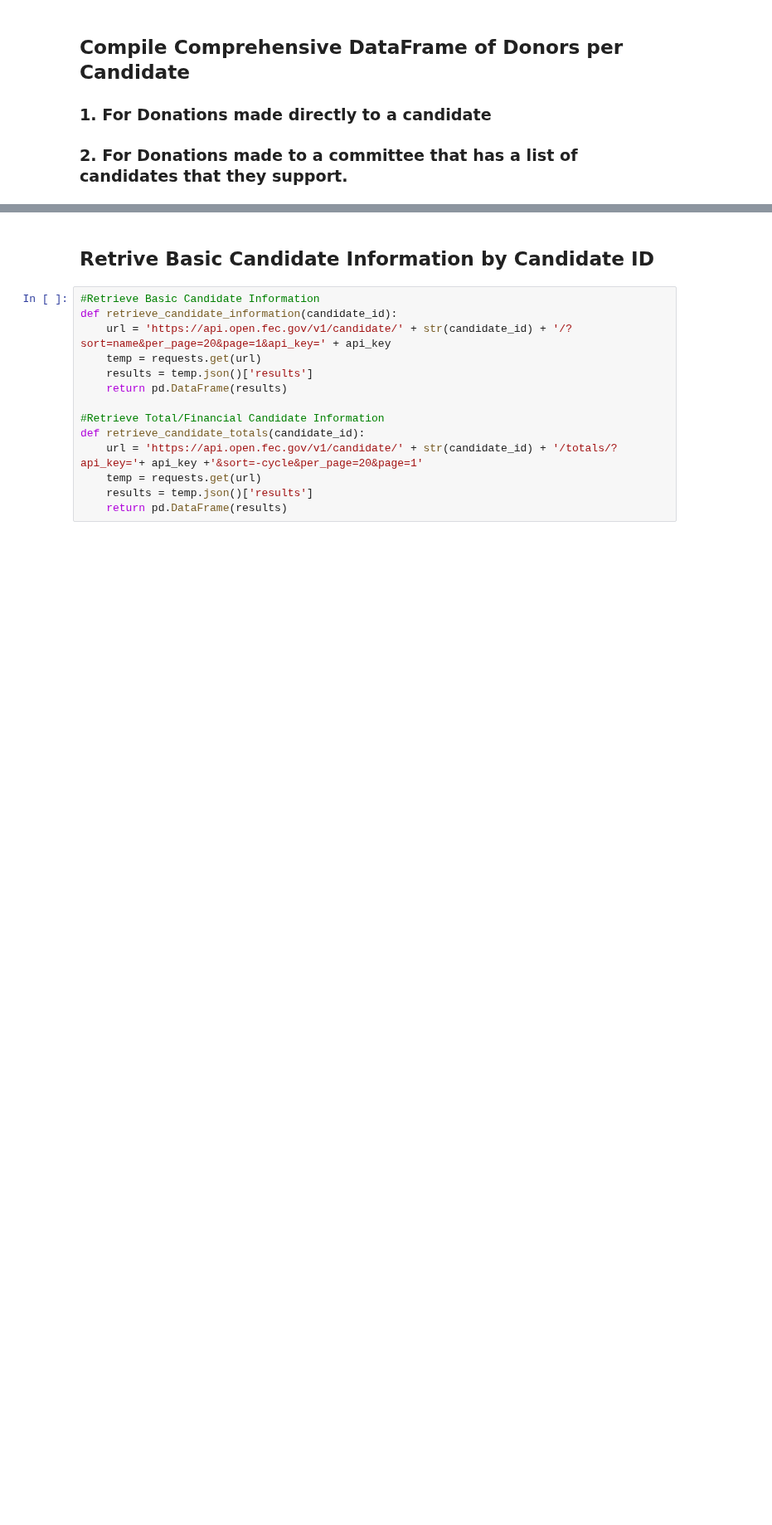
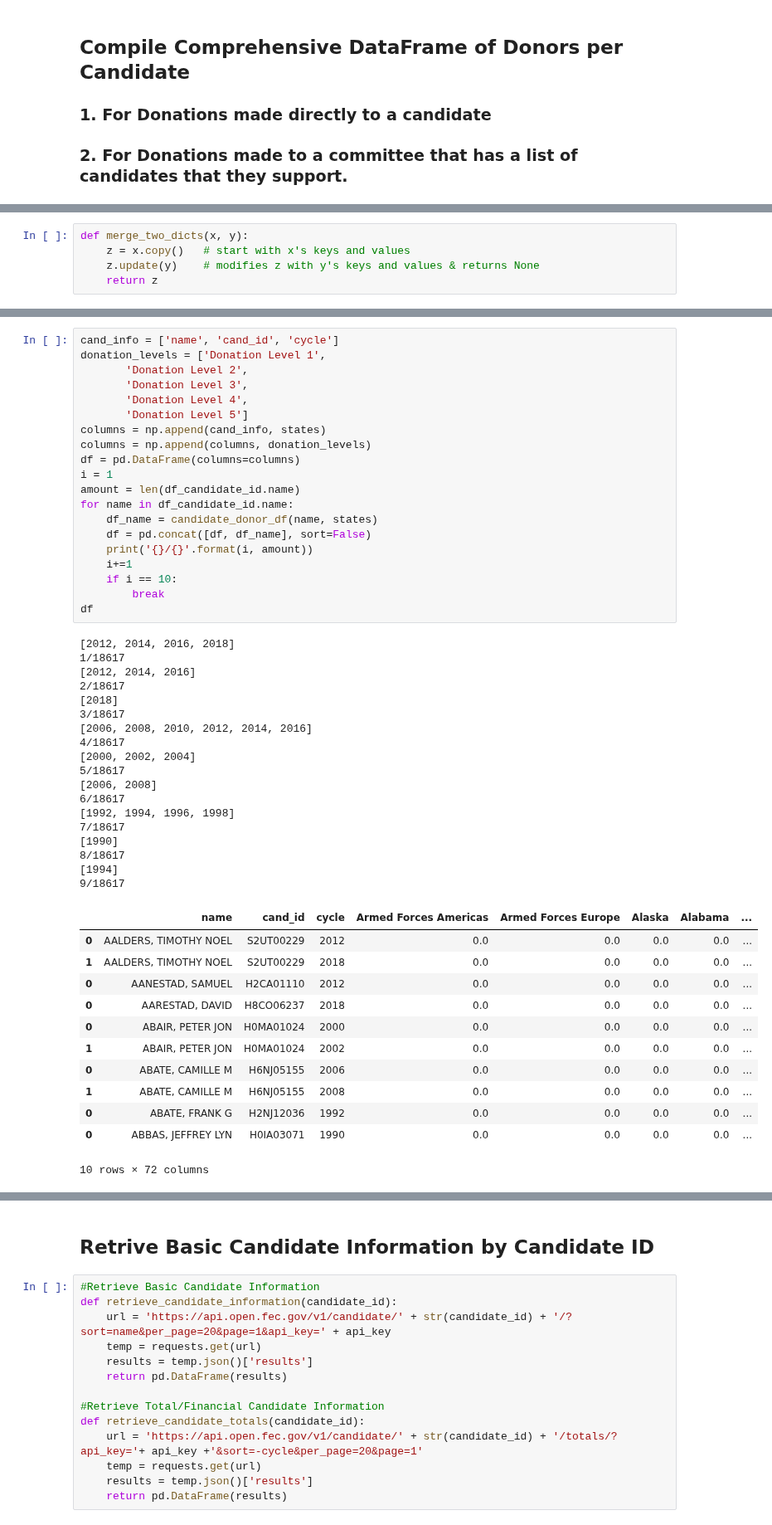
Before and after one commit to Nlorio/election-forecast, a Jupyter notebook: notebooks/Project - FEC Financial Data .ipynb, the cells around one changed output, grey strips where cells are left out. Shown at 83% size. Saved outputs shown, nothing was run; the diff lists cells and outputs as text; blank space fills up the shorter version.

```diff
--- a/notebooks/Project - FEC Financial Data .ipynb
+++ b/notebooks/Project - FEC Financial Data .ipynb
@@ -412,3 +408,8 @@ states = a.state_full
+# %%
+def merge_two_dicts(x, y):
+    z = x.copy()   # start with x's keys and values
+    z.update(y)    # modifies z with y's keys and values & returns None
+    return z
 # %%
 # Input: Candidate Name, Election Type, Date-time of election (Use Pandas Date time Format)
 # 1. Will incorporate a funcation call to
@@ -488,0 +612,51 @@ b
+# %%
+cand_info = ['name', 'cand_id', 'cycle']
+donation_levels = ['Donation Level 1',
+       'Donation Level 2',
+       'Donation Level 3',
+       'Donation Level 4',
+       'Donation Level 5']
+columns = np.append(cand_info, states)
+columns = np.append(columns, donation_levels)
+df = pd.DataFrame(columns=columns)
+i = 1
+amount = len(df_candidate_id.name)
+for name in df_candidate_id.name:
+    df_name = candidate_donor_df(name, states)
+    df = pd.concat([df, df_name], sort=False)
+    print('{}/{}'.format(i, amount))
+    i+=1
+    if i == 10:
+        break
+df
+# %% [output]
+[2012, 2014, 2016, 2018]
+1/18617
+[2012, 2014, 2016]
+2/18617
+[2018]
+3/18617
+[2006, 2008, 2010, 2012, 2014, 2016]
+4/18617
+[2000, 2002, 2004]
+5/18617
+[2006, 2008]
+6/18617
+[1992, 1994, 1996, 1998]
+7/18617
+[1990]
+8/18617
+[1994]
+9/18617
+|  | name | cand_id | cycle | Armed Forces Americas | Armed Forces Europe | Alaska | Alabama | ... |
+| 0 | AALDERS, TIMOTHY NOEL | S2UT00229 | 2012 | 0.0 | 0.0 | 0.0 | 0.0 | ... |
+| 1 | AALDERS, TIMOTHY NOEL | S2UT00229 | 2018 | 0.0 | 0.0 | 0.0 | 0.0 | ... |
+| 0 | AANESTAD, SAMUEL | H2CA01110 | 2012 | 0.0 | 0.0 | 0.0 | 0.0 | ... |
+| 0 | AARESTAD, DAVID | H8CO06237 | 2018 | 0.0 | 0.0 | 0.0 | 0.0 | ... |
+| 0 | ABAIR, PETER JON | H0MA01024 | 2000 | 0.0 | 0.0 | 0.0 | 0.0 | ... |
+| 1 | ABAIR, PETER JON | H0MA01024 | 2002 | 0.0 | 0.0 | 0.0 | 0.0 | ... |
+| 0 | ABATE, CAMILLE M | H6NJ05155 | 2006 | 0.0 | 0.0 | 0.0 | 0.0 | ... |
+| 1 | ABATE, CAMILLE M | H6NJ05155 | 2008 | 0.0 | 0.0 | 0.0 | 0.0 | ... |
+| 0 | ABATE, FRANK G | H2NJ12036 | 1992 | 0.0 | 0.0 | 0.0 | 0.0 | ... |
+| 0 | ABBAS, JEFFREY LYN | H0IA03071 | 1990 | 0.0 | 0.0 | 0.0 | 0.0 | ... |
+10 rows × 72 columns
```
Also changed, not shown: parts of 21 cells of this notebook.
